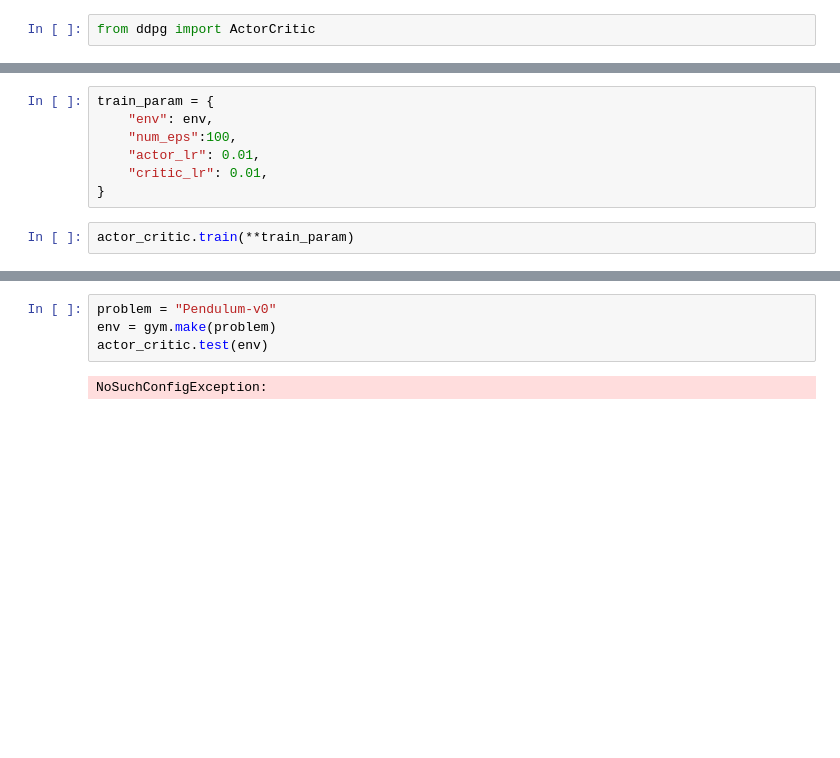
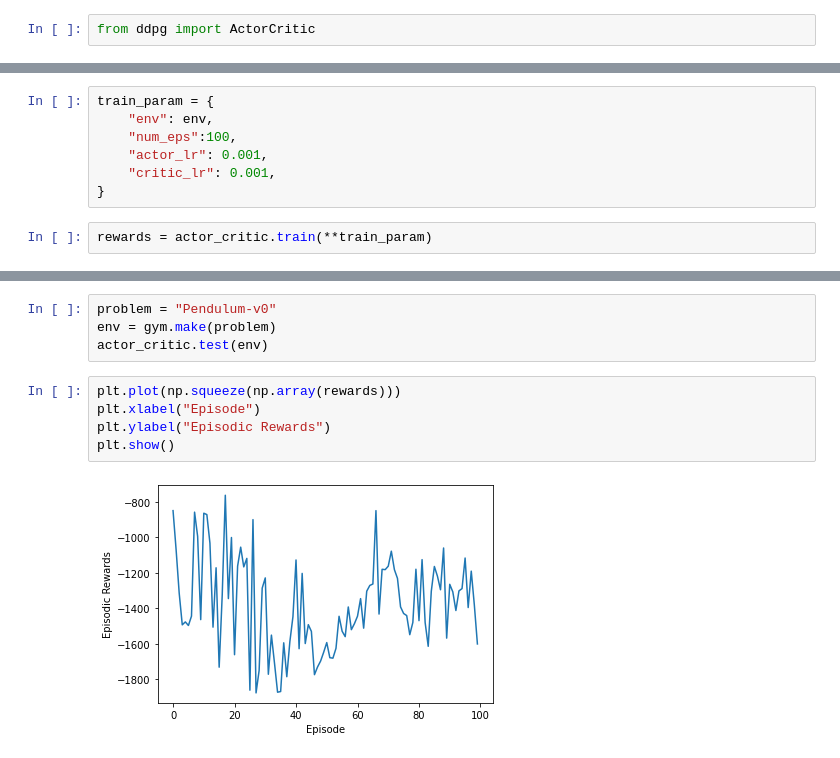
Before and after one commit to XimingFeng/ddpg-stock, a Jupyter notebook: test_env.ipynb, the cells around one changed output, grey strips where cells are left out. Drawn from its saved outputs; the diff is of its cells as text; blank space fills up the shorter version.

Commit message:
trying hyper parameters for the AC model

```diff
--- a/test_env.ipynb
+++ b/test_env.ipynb
@@ -64,8 +37,8 @@ action
 train_param = {
     "env": env,
     "num_eps":100,
-    "actor_lr": 0.01,
-    "critic_lr": 0.01,
+    "actor_lr": 0.001,
+    "critic_lr": 0.001,
 }
 # %%
-actor_critic.train(**train_param)
+rewards = actor_critic.train(**train_param)
@@ -73,5 +83,10 @@ actor_critic.train(**train_param)
 problem = "Pendulum-v0"
 env = gym.make(problem)
 actor_critic.test(env)
-# %% [output]
-NoSuchConfigException:
+# %%
+plt.plot(np.squeeze(np.array(rewards)))
+plt.xlabel("Episode")
+plt.ylabel("Episodic Rewards")
+plt.show()
+# %% [output]
+[figure, added]
```
Also changed, not shown: parts of 18 cells of this notebook, 1 other file.
